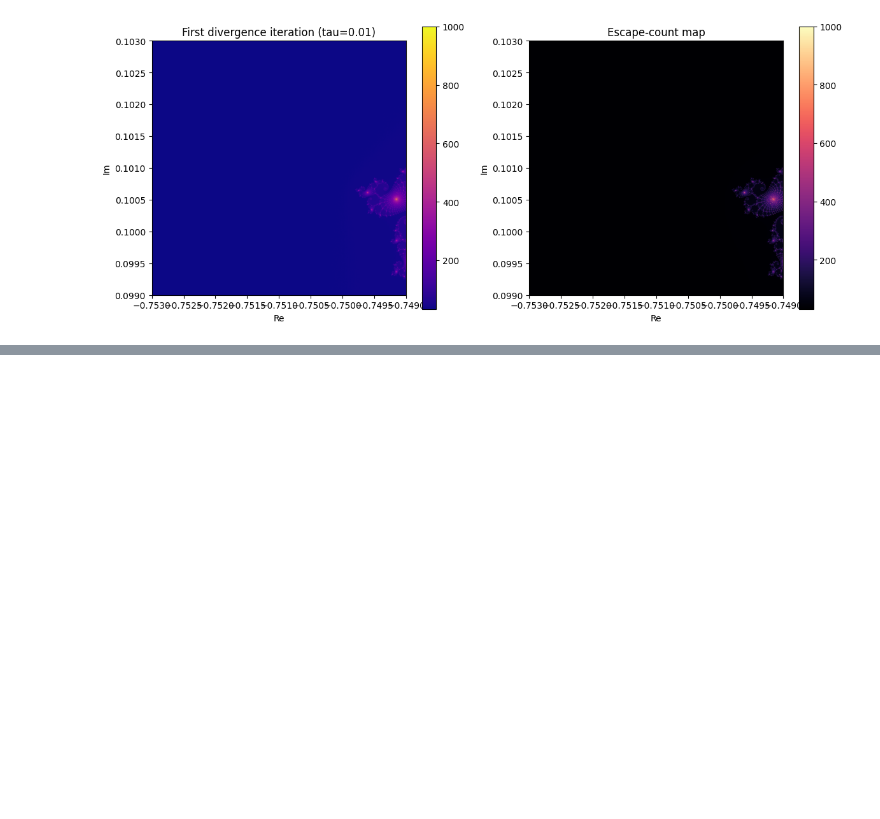
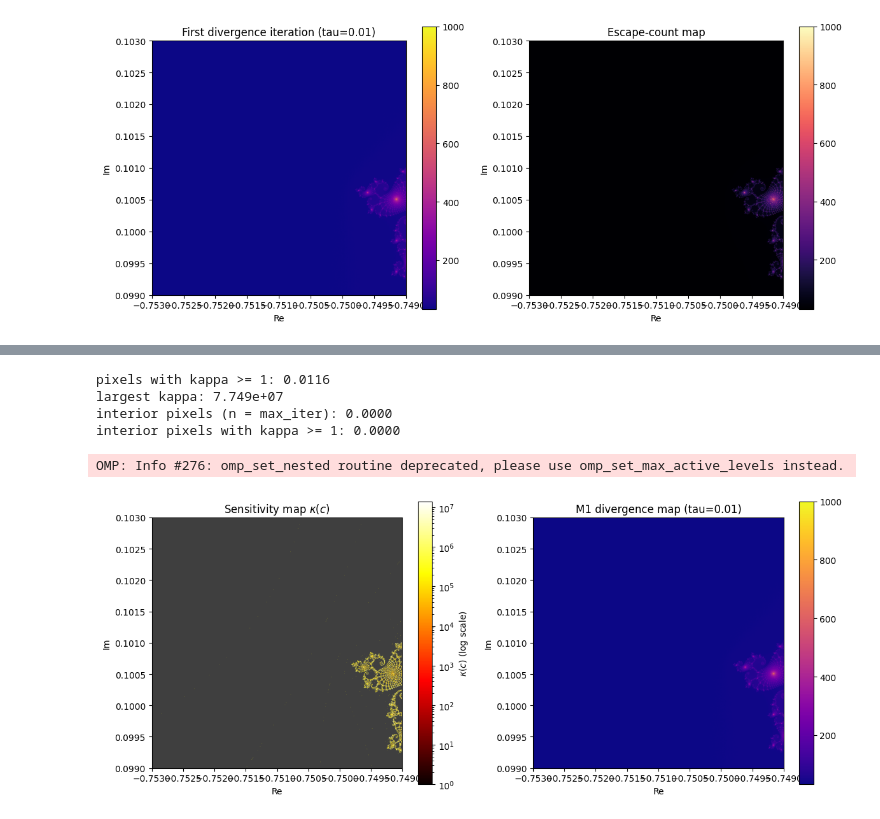
Before and after one commit to Niklas6862/NSC-mandelbrot, a Jupyter notebook: MP3.ipynb, the cells around one changed output, grey strips where cells are left out. Cells and saved outputs as stored; diff of their text form; code cells hidden in the pictures; blank space fills up the shorter version.

```diff
--- a/MP3.ipynb
+++ b/MP3.ipynb
@@ -68,0 +73,63 @@ plt.show()
+# %%
+from matplotlib.colors import LogNorm
+from mandelbrot import mandelbrot_sensitivity_map, mandelbrot_trajectory_divergence
+
+kappa, n_base, n_perturb = mandelbrot_sensitivity_map(
+    width, height, max_iter, xmin, xmax, ymin, ymax
+)
+
+if "diverge" not in globals():
+    diverge = mandelbrot_trajectory_divergence(
+        width, height, max_iter, xmin, xmax, ymin, ymax, tau=tau
+    )
+
+finite_kappa = np.isfinite(kappa)
+sensitive_mask = finite_kappa & (kappa >= 1.0)
+interior_mask = n_base == max_iter
+
+print(f"pixels with kappa >= 1: {sensitive_mask.mean():.4f}")
+print(f"largest kappa: {np.nanmax(kappa):.3e}")
+print(f"interior pixels (n = max_iter): {interior_mask.mean():.4f}")
+print(f"interior pixels with kappa >= 1: {(sensitive_mask & interior_mask).mean():.4f}")
+# %% [output]
+pixels with kappa >= 1: 0.0116
+largest kappa: 7.749e+07
+interior pixels (n = max_iter): 0.0000
+interior pixels with kappa >= 1: 0.0000
+OMP: Info #276: omp_set_nested routine deprecated, please use omp_set_max_active_levels instead.
+# %%
+positive_kappa = kappa[np.isfinite(kappa) & (kappa >= 1.0)]
+vmax = np.nanpercentile(positive_kappa, 99) if positive_kappa.size else 10.0
+
+cmap_k = plt.cm.hot.copy()
+cmap_k.set_bad("0.25")
+
+fig, axes = plt.subplots(1, 2, figsize=(12, 5))
+
+im0 = axes[0].imshow(
+    kappa,
+    cmap=cmap_k,
+    origin="lower",
+    extent=[xmin, xmax, ymin, ymax],
+    norm=LogNorm(vmin=1, vmax=vmax),
+)
+axes[0].set_title(r"Sensitivity map $\kappa(c)$")
+axes[0].set_xlabel("Re")
+axes[0].set_ylabel("Im")
+fig.colorbar(im0, ax=axes[0], label=r"$\kappa(c)$ (log scale)")
+
+im1 = axes[1].imshow(
+    diverge,
+    cmap="plasma",
+    origin="lower",
+    extent=[xmin, xmax, ymin, ymax],
+)
+axes[1].set_title(f"M1 divergence map (tau={tau})")
+axes[1].set_xlabel("Re")
+axes[1].set_ylabel("Im")
+fig.colorbar(im1, ax=axes[1])
+
+plt.tight_layout()
+plt.show()
+# %% [output]
+[figure, added]
```
Also changed, not shown: parts of 3 cells of this notebook, 1 other file.
